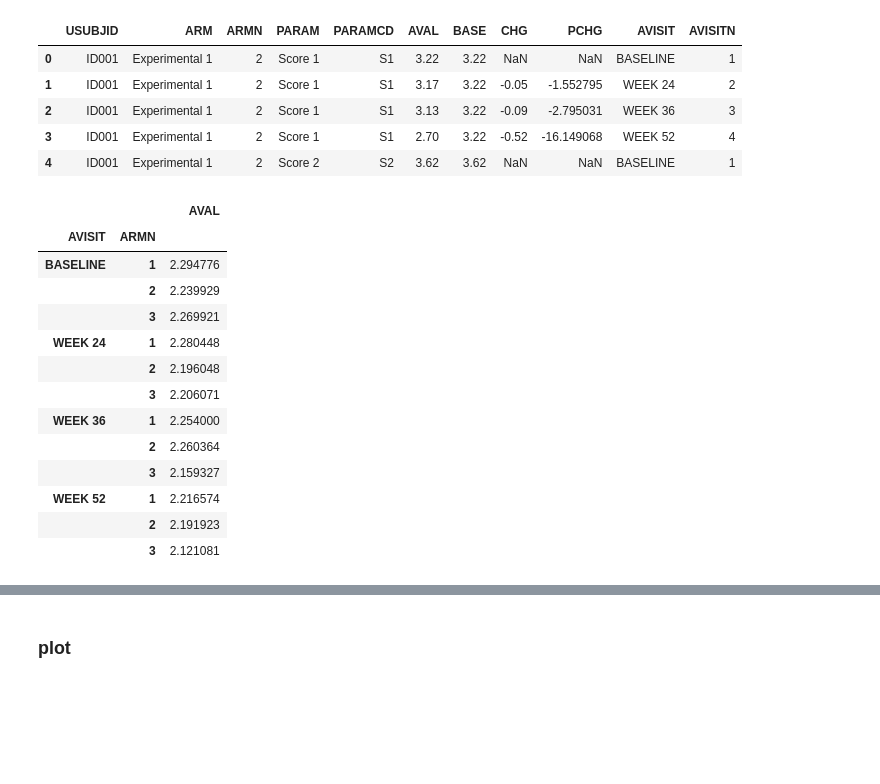
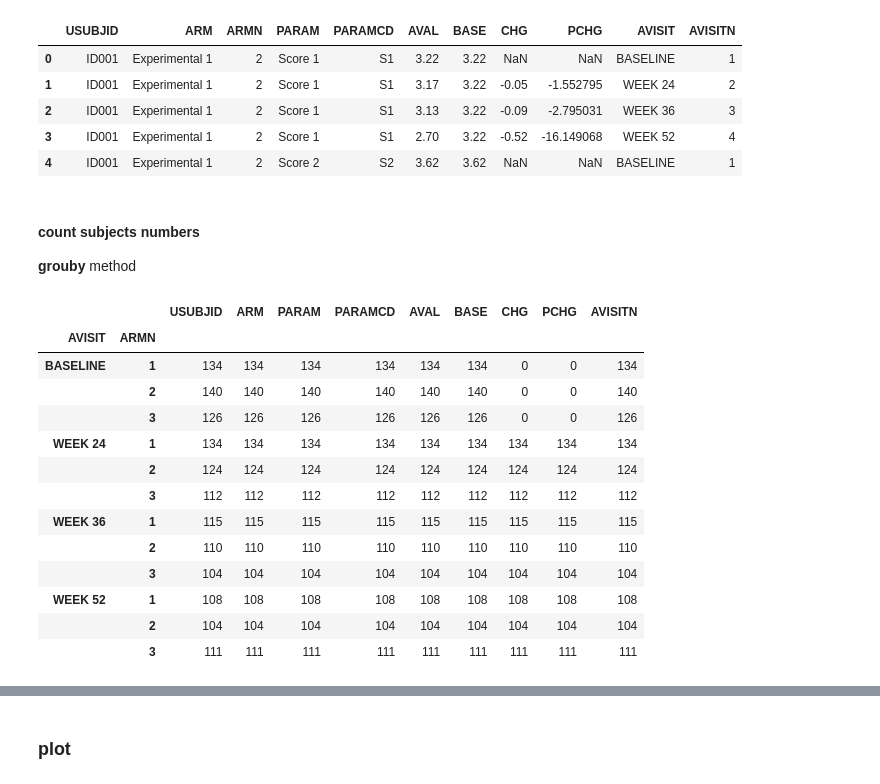
Before and after one commit to SophieRa/Formation-PYTHON, a Jupyter notebook: course_1.ipynb, the cells around one changed output, grey strips where cells are left out. Drawn from its saved outputs; the diff is of its cells as text; code cells hidden in the pictures; blank space fills up the shorter version.

```diff
--- a/course_1.ipynb
+++ b/course_1.ipynb
@@ -146,22 +146,24 @@ TMadre.head()
 | 2 | ID001 | Experimental 1 | 2 | Score 1 | S1 | 3.13 | 3.22 | -0.09 | -2.795031 | WEEK 36 | 3 |
 | 3 | ID001 | Experimental 1 | 2 | Score 1 | S1 | 2.70 | 3.22 | -0.52 | -16.149068 | WEEK 52 | 4 |
 | 4 | ID001 | Experimental 1 | 2 | Score 2 | S2 | 3.62 | 3.62 | NaN | NaN | BASELINE | 1 |
+# %% [markdown]
+#### count subjects numbers
+**grouby** method
 # %%
-test = TMadre.groupby(['AVISIT', 'ARMN']).agg({'AVAL':np.mean})
+stats_1 = TMadre.groupby(['AVISIT', 'ARMN']).count()
+stats_1
+# %% [output]
+|  |  | USUBJID | ARM | PARAM | PARAMCD | AVAL | BASE | CHG | PCHG | AVISITN |
+| AVISIT | ARMN |  |  |  |  |  |  |  |  |  |
+| BASELINE | 1 | 134 | 134 | 134 | 134 | 134 | 134 | 0 | 0 | 134 |
+|  | 2 | 140 | 140 | 140 | 140 | 140 | 140 | 0 | 0 | 140 |
+|  | 3 | 126 | 126 | 126 | 126 | 126 | 126 | 0 | 0 | 126 |
+| WEEK 24 | 1 | 134 | 134 | 134 | 134 | 134 | 134 | 134 | 134 | 134 |
+|  | 2 | 124 | 124 | 124 | 124 | 124 | 124 | 124 | 124 | 124 |
+|  | 3 | 112 | 112 | 112 | 112 | 112 | 112 | 112 | 112 | 112 |
+| WEEK 36 | 1 | 115 | 115 | 115 | 115 | 115 | 115 | 115 | 115 | 115 |
+|  | 2 | 110 | 110 | 110 | 110 | 110 | 110 | 110 | 110 | 110 |
+|  | 3 | 104 | 104 | 104 | 104 | 104 | 104 | 104 | 104 | 104 |
+| WEEK 52 | 1 | 108 | 108 | 108 | 108 | 108 | 108 | 108 | 108 | 108 |
+|  | 2 | 104 | 104 | 104 | 104 | 104 | 104 | 104 | 104 | 104 |
+|  | 3 | 111 | 111 | 111 | 111 | 111 | 111 | 111 | 111 | 111 |
-# %%
-test
-# %% [output]
-|  |  | AVAL |
-| AVISIT | ARMN |  |
-| BASELINE | 1 | 2.294776 |
-|  | 2 | 2.239929 |
-|  | 3 | 2.269921 |
-| WEEK 24 | 1 | 2.280448 |
-|  | 2 | 2.196048 |
-|  | 3 | 2.206071 |
-| WEEK 36 | 1 | 2.254000 |
-|  | 2 | 2.260364 |
-|  | 3 | 2.159327 |
-| WEEK 52 | 1 | 2.216574 |
-|  | 2 | 2.191923 |
-|  | 3 | 2.121081 |
```
Also changed, not shown: parts of 23 cells of this notebook.
